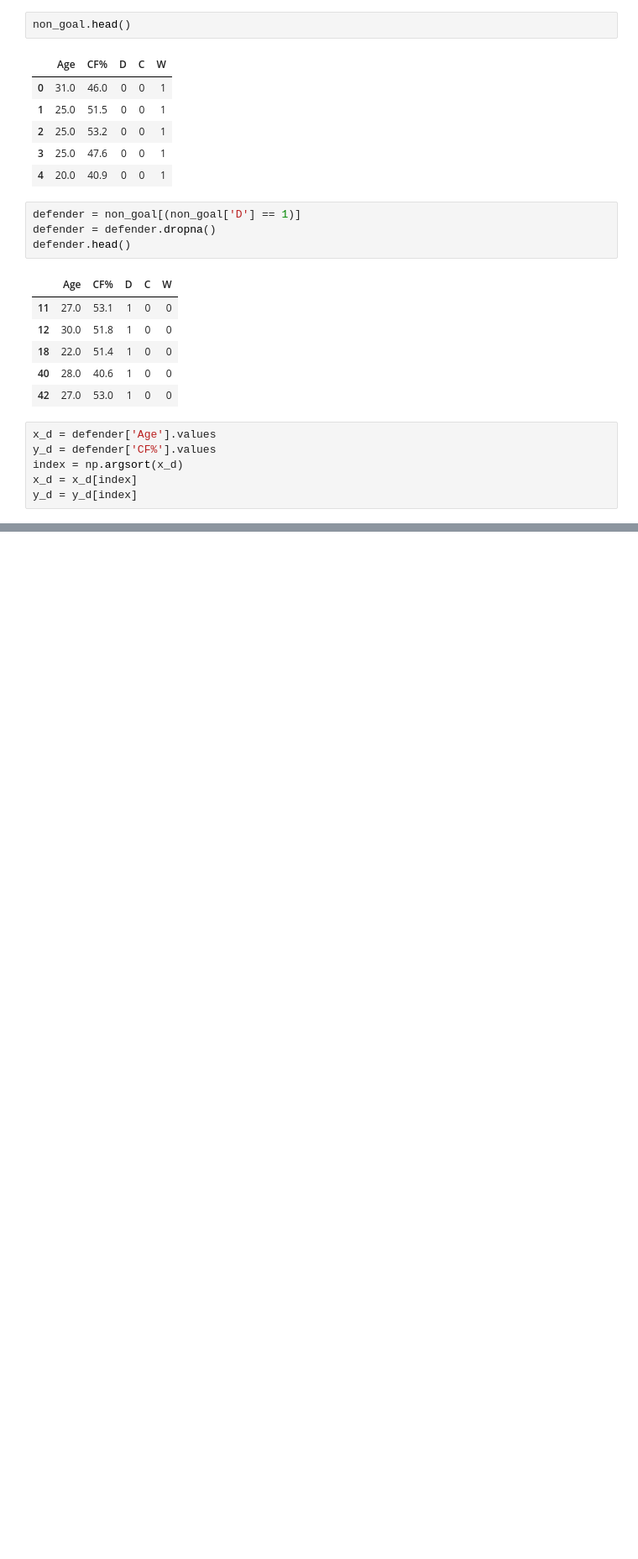
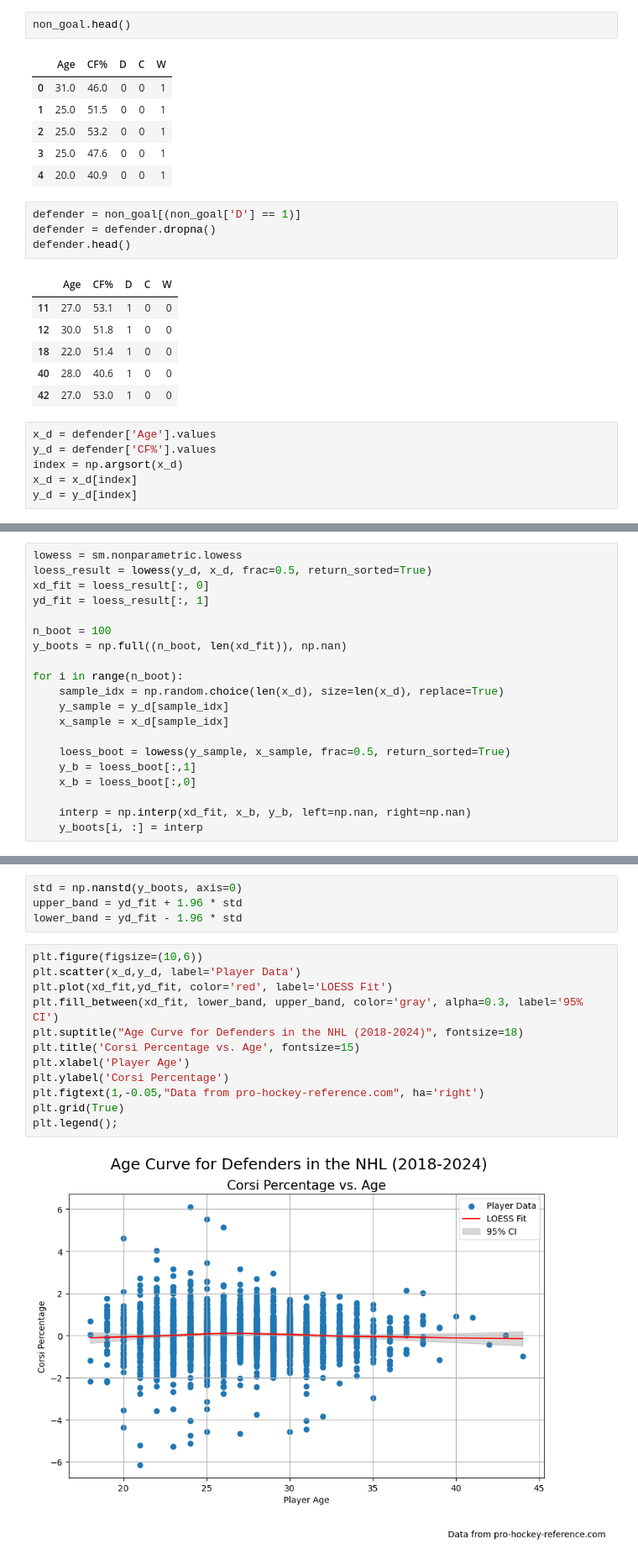
Before and after one commit to cfar506/DSCI235-Project, a Jupyter notebook: 235_Project/Non_goalie_loess.ipynb, the cells around one changed output, grey strips where cells are left out. Shown at 84% size. Drawn from its saved outputs; the diff is of its cells as text; blank space fills up the shorter version.

Commit message:
Corsi Age Curves

```diff
--- a/235_Project/Non_goalie_loess.ipynb
+++ b/235_Project/Non_goalie_loess.ipynb
@@ -59,0 +53,20 @@ plt.plot(xd_fit,yd_fit);
+# %%
+lowess = sm.nonparametric.lowess
+loess_result = lowess(y_d, x_d, frac=0.5, return_sorted=True)
+xd_fit = loess_result[:, 0]
+yd_fit = loess_result[:, 1]
+
+n_boot = 100
+y_boots = np.full((n_boot, len(xd_fit)), np.nan)
+
+for i in range(n_boot):
+    sample_idx = np.random.choice(len(x_d), size=len(x_d), replace=True)
+    y_sample = y_d[sample_idx]
+    x_sample = x_d[sample_idx]
+
+    loess_boot = lowess(y_sample, x_sample, frac=0.5, return_sorted=True)
+    y_b = loess_boot[:,1]
+    x_b = loess_boot[:,0]
+
+    interp = np.interp(xd_fit, x_b, y_b, left=np.nan, right=np.nan)
+    y_boots[i, :] = interp
@@ -59,0 +77,18 @@ plt.plot(xd_fit,yd_fit);
+# %%
+std = np.nanstd(y_boots, axis=0)
+upper_band = yd_fit + 1.96 * std
+lower_band = yd_fit - 1.96 * std
+# %%
+plt.figure(figsize=(10,6))
+plt.scatter(x_d,y_d, label='Player Data')
+plt.plot(xd_fit,yd_fit, color='red', label='LOESS Fit')
+plt.fill_between(xd_fit, lower_band, upper_band, color='gray', alpha=0.3, label='95% CI')
+plt.suptitle("Age Curve for Defenders in the NHL (2018-2024)", fontsize=18)
+plt.title('Corsi Percentage vs. Age', fontsize=15)
+plt.xlabel('Player Age')
+plt.ylabel('Corsi Percentage')
+plt.figtext(1,-0.05,"Data from pro-hockey-reference.com", ha='right')
+plt.grid(True)
+plt.legend();
+# %% [output]
+[figure, added]
```
Also changed, not shown: parts of 30 cells of this notebook, 2 other files.
